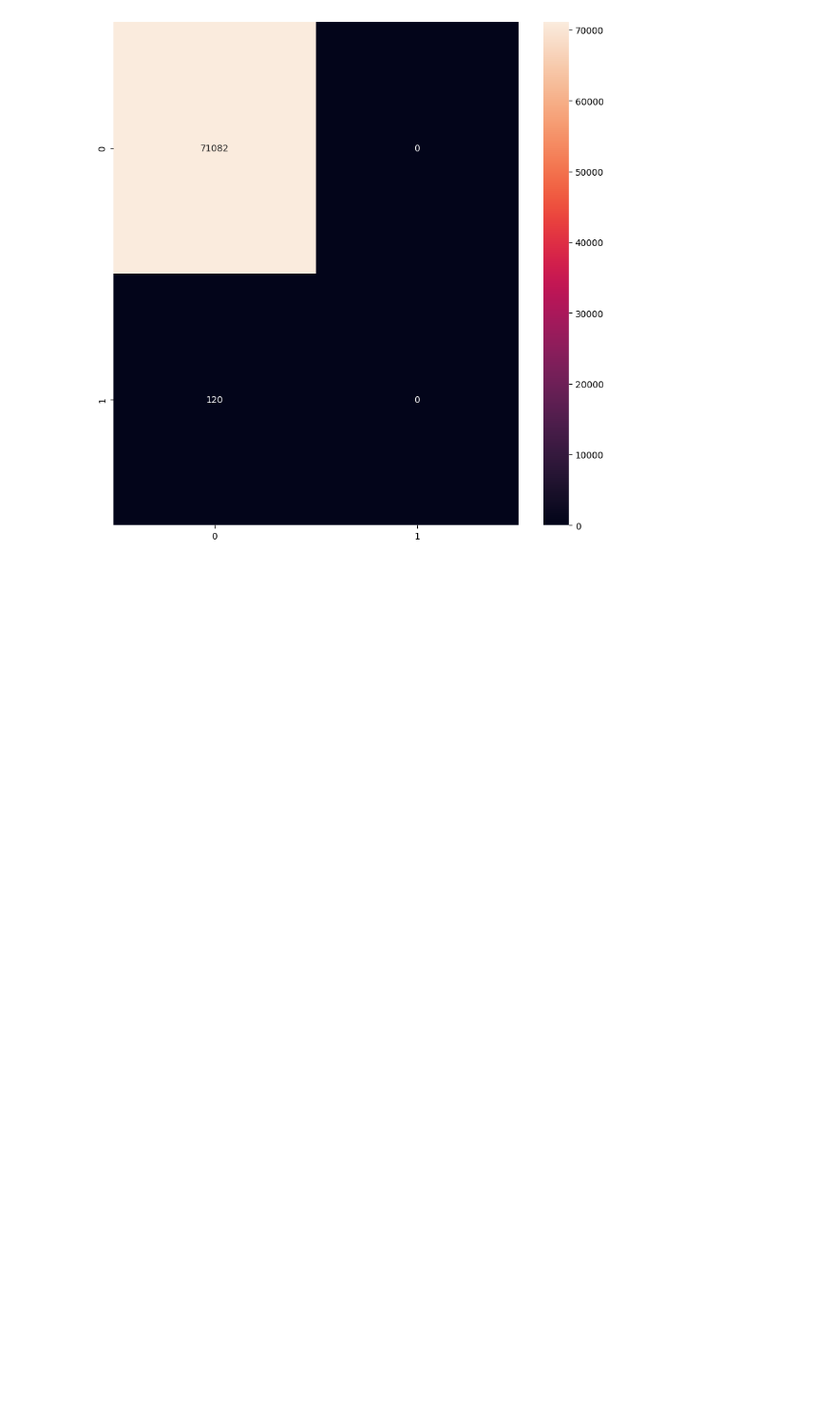
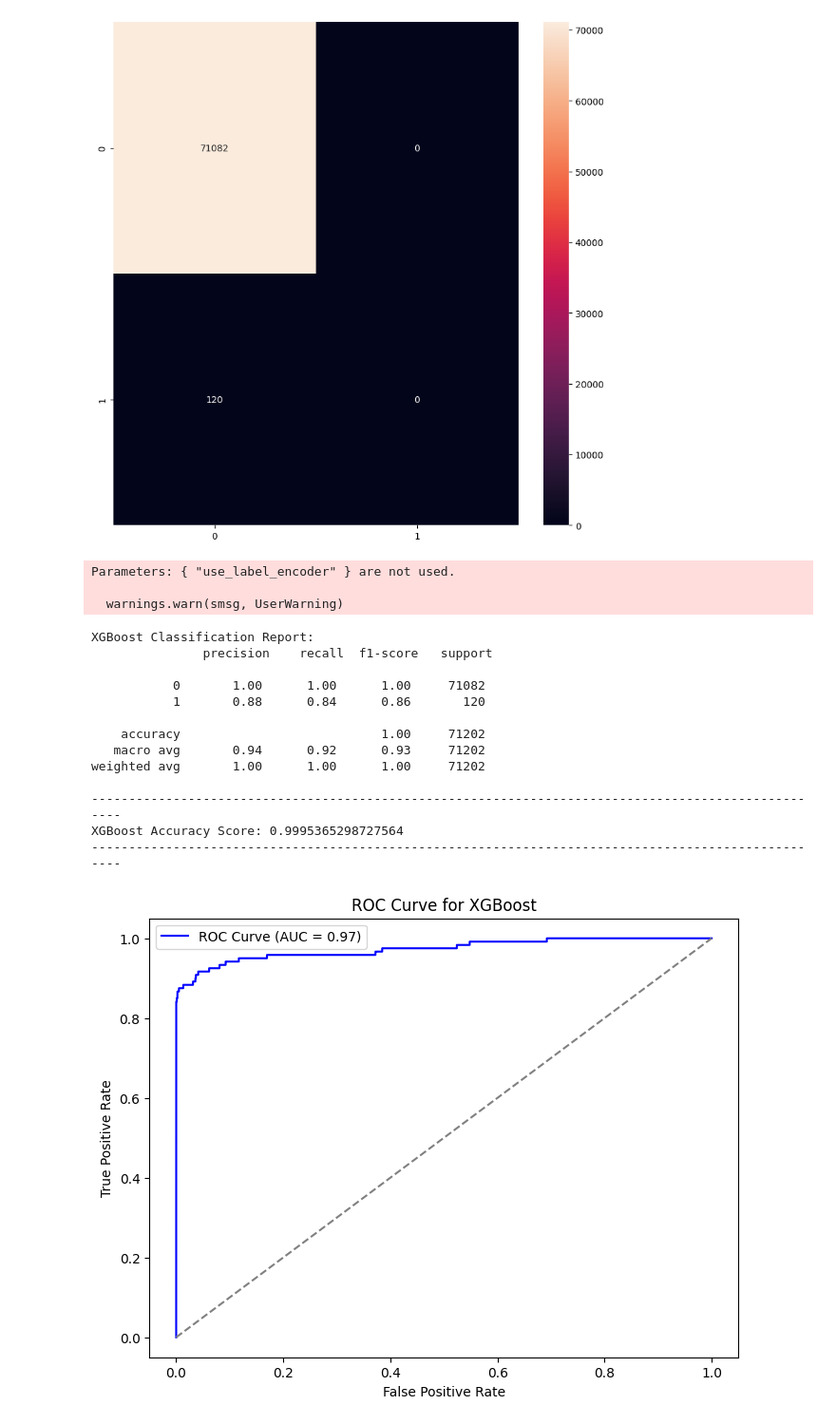
Before and after one commit to sarcasticsab/credit-card-fraud, a Jupyter notebook: Credit Card Fraud Detection.ipynb, the cells around one changed output. Shown at 95% size. Saved outputs shown, nothing was run; the diff lists cells and outputs as text; code cells hidden in the pictures; blank space fills up the shorter version.

```diff
--- a/Credit Card Fraud Detection.ipynb
+++ b/Credit Card Fraud Detection.ipynb
@@ -277,3 +277,72 @@ weighted avg       1.00      1.00      1.00     71202
 Accuracy Score:  0.9983146540827504
 ----------------------------------------------------------------------------------------------------
 [figure]
+# %%
+from xgboost import XGBClassifier
+from sklearn.metrics import roc_curve, auc, precision_recall_curve
+import numpy as np
+
+# Handling class imbalance using scale_pos_weight
+class_0, class_1 = y_train.value_counts()
+scale_pos_weight = class_0 / class_1
+
+# Initialize the model
+xgb_model = XGBClassifier(use_label_encoder=False,
+                          eval_metric='logloss',
+                          scale_pos_weight=scale_pos_weight,
+                          random_state=0)
+
+# Train the model
+xgb_model.fit(X_train, y_train)
+
+# Make predictions
+xgb_pred = xgb_model.predict(X_test)
+xgb_prob = xgb_model.predict_proba(X_test)[:, 1]  # Get probability scores
+
+# Evaluate performance
+print('XGBoost Classification Report:\n', classification_report(y_test, xgb_pred))
+print("-" * 100)
+print('XGBoost Accuracy Score:', accuracy_score(y_test, xgb_pred))
+print("-" * 100)
+
+# ROC Curve
+fpr, tpr, _ = roc_curve(y_test, xgb_prob)
+roc_auc = auc(fpr, tpr)
+
+plt.figure(figsize=(8, 6))
+plt.plot(fpr, tpr, color='blue', label=f'ROC Curve (AUC = {roc_auc:.2f})')
+plt.plot([0, 1], [0, 1], color='gray', linestyle='--')
+plt.xlabel('False Positive Rate')
+plt.ylabel('True Positive Rate')
+plt.title('ROC Curve for XGBoost')
+plt.legend()
+plt.show()
+
+# Precision-Recall Curve
+precision, recall, _ = precision_recall_curve(y_test, xgb_prob)
+
+plt.figure(figsize=(8, 6))
+plt.plot(recall, precision, color='green', label='Precision-Recall Curve')
+plt.xlabel('Recall')
+plt.ylabel('Precision')
+plt.title('Precision-Recall Curve for XGBoost')
+plt.legend()
+plt.show()
+# %% [output]
+Parameters: { "use_label_encoder" } are not used.
+
+  warnings.warn(smsg, UserWarning)
+XGBoost Classification Report:
+               precision    recall  f1-score   support
+
+           0       1.00      1.00      1.00     71082
+           1       0.88      0.84      0.86       120
+
+    accuracy                           1.00     71202
+   macro avg       0.94      0.92      0.93     71202
+weighted avg       1.00      1.00      1.00     71202
+
+----------------------------------------------------------------------------------------------------
+XGBoost Accuracy Score: 0.9995365298727564
+----------------------------------------------------------------------------------------------------
+[figure, added]
```
Also changed, not shown: parts of 1 cell of this notebook.
